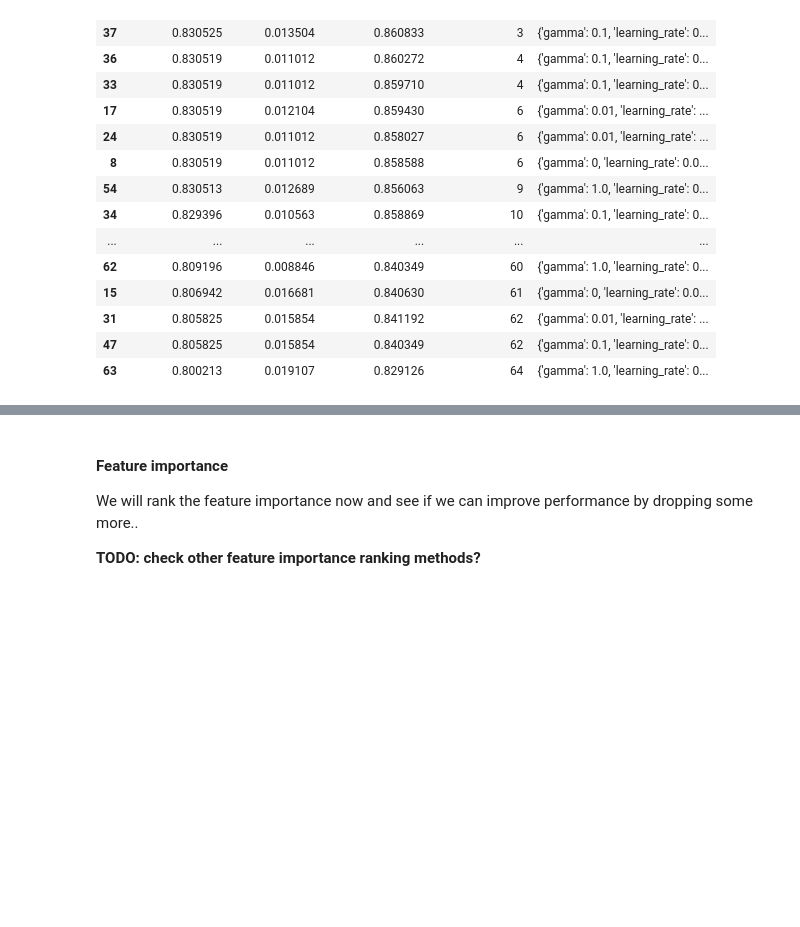
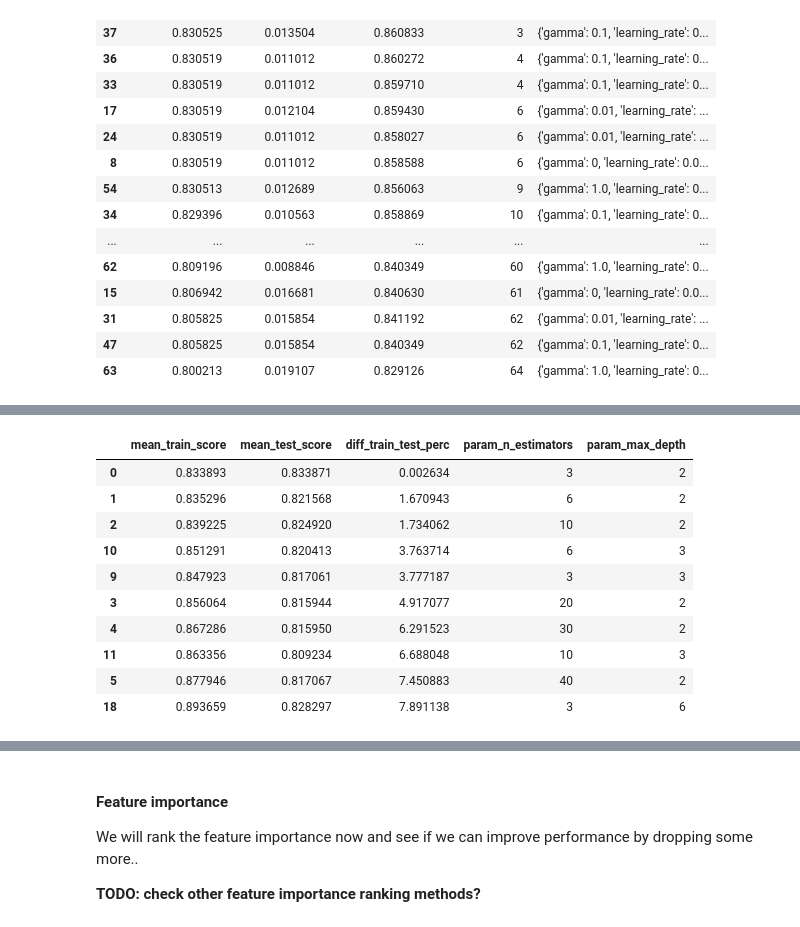
Before and after one commit to mgratti/Titanic, a Jupyter notebook: Titanic.ipynb, the cells around one changed output, grey strips where cells are left out. Saved outputs shown, nothing was run; the diff lists cells and outputs as text; code cells hidden in the pictures; blank space fills up the shorter version.

```diff
--- a/Titanic.ipynb
+++ b/Titanic.ipynb
@@ -1126,0 +1168,19 @@ The presence of some overtraining is not necessarily an issue; since we are perf
+# %%
+cvres = grid_search.cv_results_
+df_cvres = pd.DataFrame(grid_search.cv_results_)
+df_cvres.columns
+df_cvres = df_cvres[["mean_train_score", "mean_test_score", "param_n_estimators", 'param_max_depth']]
+df_cvres.insert(2,column='diff_train_test_perc', value=(df_cvres['mean_train_score']/df_cvres['mean_test_score'] - 1)*100 )
+df_cvres.sort_values('diff_train_test_perc').head(10)
+# %% [output]
+|  | mean_train_score | mean_test_score | diff_train_test_perc | param_n_estimators | param_max_depth |
+| 0 | 0.833893 | 0.833871 | 0.002634 | 3 | 2 |
+| 1 | 0.835296 | 0.821568 | 1.670943 | 6 | 2 |
+| 2 | 0.839225 | 0.824920 | 1.734062 | 10 | 2 |
+| 10 | 0.851291 | 0.820413 | 3.763714 | 6 | 3 |
+| 9 | 0.847923 | 0.817061 | 3.777187 | 3 | 3 |
+| 3 | 0.856064 | 0.815944 | 4.917077 | 20 | 2 |
+| 4 | 0.867286 | 0.815950 | 6.291523 | 30 | 2 |
+| 11 | 0.863356 | 0.809234 | 6.688048 | 10 | 3 |
+| 5 | 0.877946 | 0.817067 | 7.450883 | 40 | 2 |
+| 18 | 0.893659 | 0.828297 | 7.891138 | 3 | 6 |
```
Also changed, not shown: parts of 12 cells of this notebook.
